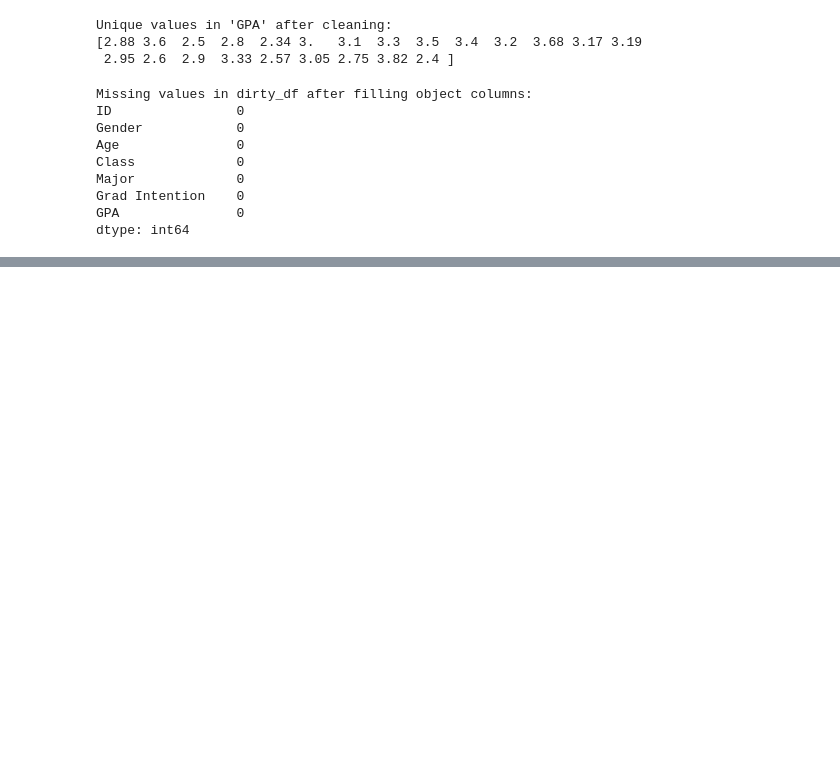
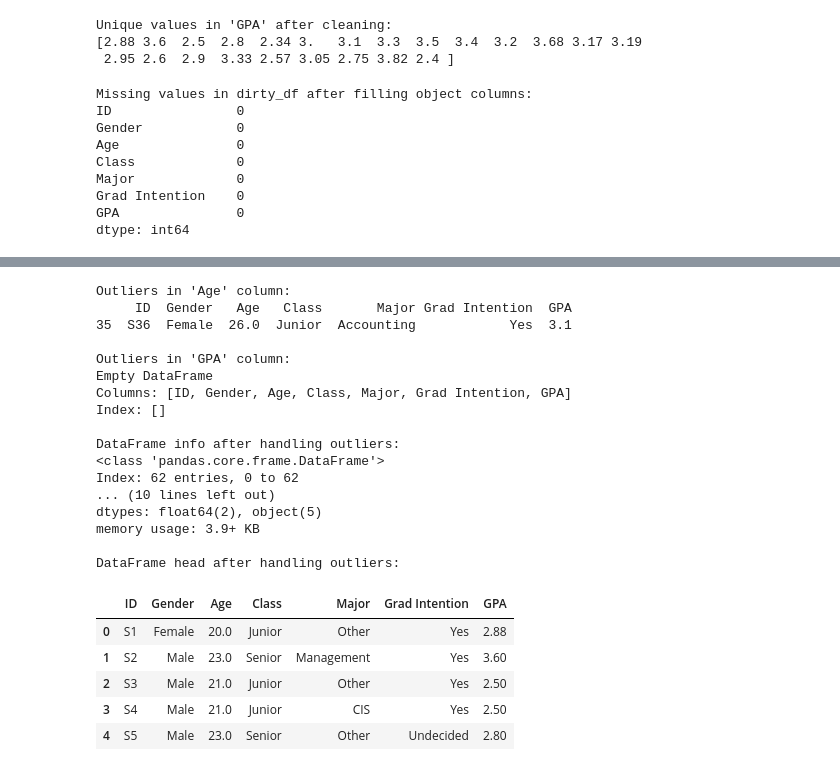
Before and after one commit to Kartavya-Jharwal/Kartavya_Business_Analytics2025, a Jupyter notebook: Class_Assignments/week5/Week_5_session_2_Merge_example.ipynb, the cells around one changed output, grey strips where cells are left out. Saved outputs shown, nothing was run; the diff lists cells and outputs as text; code cells hidden in the pictures; blank space fills up the shorter version.

```diff
--- a/Class_Assignments/week5/Week_5_session_2_Merge_example.ipynb
+++ b/Class_Assignments/week5/Week_5_session_2_Merge_example.ipynb
@@ -204,0 +249,52 @@ dtype: int64
+# %%
+# Handle outliers using IQR
+numerical_cols = ['Age', 'GPA']
+
+for col in numerical_cols:
+    Q1 = dirty_df[col].quantile(0.25)
+    Q3 = dirty_df[col].quantile(0.75)
+    IQR = Q3 - Q1
+
+    lower_bound = Q1 - 1.5 * IQR
+    upper_bound = Q3 + 1.5 * IQR
+
+    # Identify outliers
+    outliers = dirty_df[(dirty_df[col] < lower_bound) | (dirty_df[col] > upper_bound)]
+    print(f"\nOutliers in '{col}' column:")
+    print(outliers)
+
+    # Option 1: Remove outliers (uncomment the following line to remove)
+    # dirty_df = dirty_df[(dirty_df[col] >= lower_bound) & (dirty_df[col] <= upper_bound)]
+
+    # Option 2: Cap outliers (replace outliers with the bounds - uncomment the following lines to cap)
+    dirty_df[col] = dirty_df[col].clip(lower=lower_bound, upper=upper_bound)
+
+
+print("\nDataFrame info after handling outliers:")
+dirty_df.info()
+print("\nDataFrame head after handling outliers:")
+display(dirty_df.head())
+# %% [output]
+Outliers in 'Age' column:
+     ID  Gender   Age   Class       Major Grad Intention  GPA
+35  S36  Female  26.0  Junior  Accounting            Yes  3.1
+
+Outliers in 'GPA' column:
+Empty DataFrame
+Columns: [ID, Gender, Age, Class, Major, Grad Intention, GPA]
+Index: []
+
+DataFrame info after handling outliers:
+<class 'pandas.core.frame.DataFrame'>
+Index: 62 entries, 0 to 62
+... (10 lines left out)
+dtypes: float64(2), object(5)
+memory usage: 3.9+ KB
+
+DataFrame head after handling outliers:
+|  | ID | Gender | Age | Class | Major | Grad Intention | GPA |
+| 0 | S1 | Female | 20.0 | Junior | Other | Yes | 2.88 |
+| 1 | S2 | Male | 23.0 | Senior | Management | Yes | 3.60 |
+| 2 | S3 | Male | 21.0 | Junior | Other | Yes | 2.50 |
+| 3 | S4 | Male | 21.0 | Junior | CIS | Yes | 2.50 |
+| 4 | S5 | Male | 23.0 | Senior | Other | Undecided | 2.80 |
```
Also changed, not shown: parts of 1 cell of this notebook.
